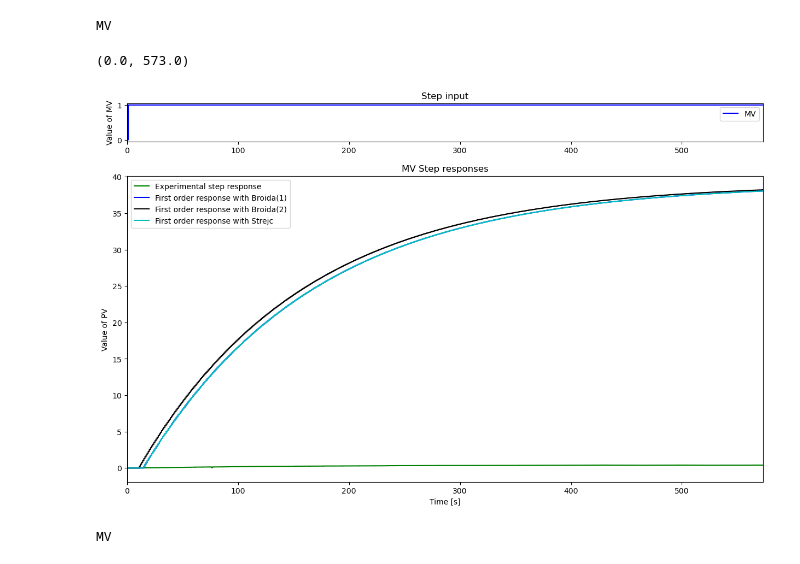
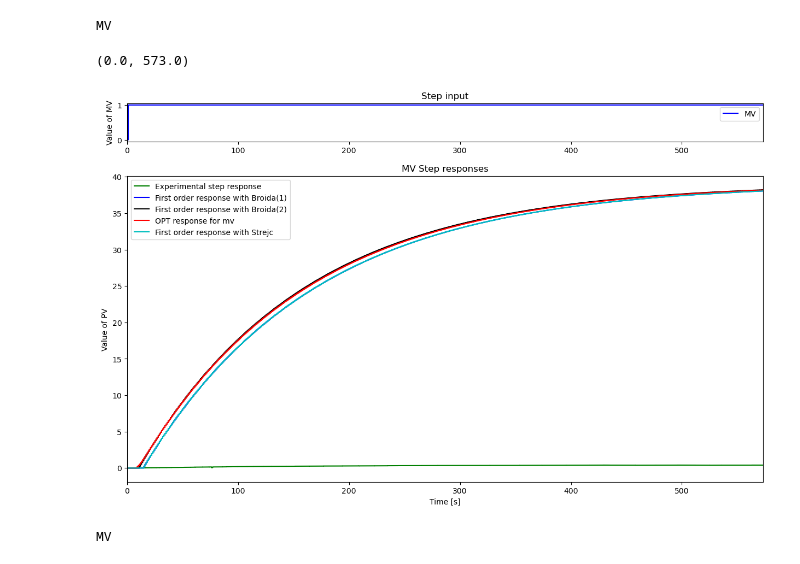
Before and after one commit to comus3/controlTheoryLabFiles, a Jupyter notebook: Control_theory_software_V3/Simulation_OLP.ipynb, the cells around one changed output. Saved outputs shown, nothing was run; the diff lists cells and outputs as text; code cells hidden in the pictures.

```diff
--- a/Control_theory_software_V3/Simulation_OLP.ipynb
+++ b/Control_theory_software_V3/Simulation_OLP.ipynb
@@ -36,6 +36,11 @@ else:
 print(ExpVariable)
 # %% [output]
 MV
+# %%
+MV_OPT_K = 0.40720379221328497
+MV_OPT_T1 = 150.244751745076
+MV_OPT_T2 = 2.7537595851490773
+MV_OPT_Theta = 6.0000967940382
 # %%
 help(initialize_constants)
 # %% [output]
@@ -117,10 +122,10 @@ print(f'van der Grinten : T1 = {T1_VDG}, T2 = {T2_VDG}, theta = {theta_VDG}')
 # %% [output]
 van der Grinten : T1 = 445.0478920191586, T2 = -145.52394600957928, theta = 7654.952438843296
 # %%
-nameFile = 'Data/Cleaned_data_Open_loop_experiment_on_MV_2024-03-18-09h21.txt'
+nameFile = 'Cleaned_data_Open_loop_experiment_on_MV_2024-03-18-09h21.txt'
 
 titleName = nameFile.split('.')[0]
-data = pd.read_csv(nameFile)
+data = pd.read_csv('Data/' + nameFile)
 
 if 'MV' in nameFile:
     ExpVariable = 'MV'
@@ -133,38 +138,41 @@ else:
     DVm = data['DVm'].values
     PVm = data['PVm'].values
 
+
 print(ExpVariable)
 # %% [output]
 MV
 # %%
 FOPDT_P_B1 = FOPDT(MVm, Kp, T_B1, theta_B1, Ts)
 FOPDT_P_B2 = FOPDT(MVm, Kp, T_B2, theta_B2, Ts)
 FOPDT_P_T = FOPDT(MVm, Kp, T_T, theta_T, Ts)
-FOPDT_P_VDG = SOPDT(MVm, Kp, T1_VDG, T2_VDG, theta_VDG, Ts)
+#SOPDT_P_VDG = SOPDT(MVm, Kp, T1_VDG, T2_VDG, theta_VDG, Ts)
+SOPDT_OPT = SOPDT(MVm,Kp,MV_OPT_T1,MV_OPT_T2,MV_OPT_Theta,Ts)
 
 fig, axs = plt.subplots(2, 1, figsize=(15, 9), gridspec_kw={'height_ratios': [1, 8]})
 
 axs[0].step(tm, MVm, 'b-', label='MV', where='post')
 axs[0].set_ylabel('Value of MV')
 axs[0].set_title('Step input')
 axs[0].legend(loc='best')
 axs[0].set_xlim([0, np.max(tm)])
 
 axs[1].step(tm, PVm, 'g-', label='Experimental step response', where='post')
 #axs[1].step(tm, PV_OMV_FOPDT, 'cyan', label='First order response with optimal parameters', where='post')
 #axs[1].step(tm, PV_OMV_SOPDT, 'lime', label='Second order response with optimal parameters', where='post')
 axs[1].step(tm, FOPDT_P_B1, 'b-', label='First order response with Broida(1)', where='post')
 axs[1].step(tm, FOPDT_P_B2, 'k-', label='First order response with Broida(2)', where='post')
+axs[1].step(tm, SOPDT_OPT, 'r-', label='OPT response for mv', where='post')
 #axs[1].step(tm, PV_G, 'r-', label='Second order response with van der Grinten', where='post')
 axs[1].step(tm, FOPDT_P_T, 'c-', label='First order response with Strejc', where='post')
 axs[1].set_ylabel('Value of PV')
 axs[1].set_xlabel('Time [s]')
 axs[1].set_title('MV Step responses')
 axs[1].legend(loc='best')
 axs[1].set_xlim([0, np.max(tm)])
 # %% [output]
 (0.0, 573.0)
-[figure, old version]
+[figure, new version]
 # %%
 nameFile = '/home/comus3/Documents/Git/controlTheoryLabFiles/Control_theory_software_V3/Data/Cleaned_data_Open_loop_experiment_on_MV_2024-03-18-09h21.txt'
 
```
